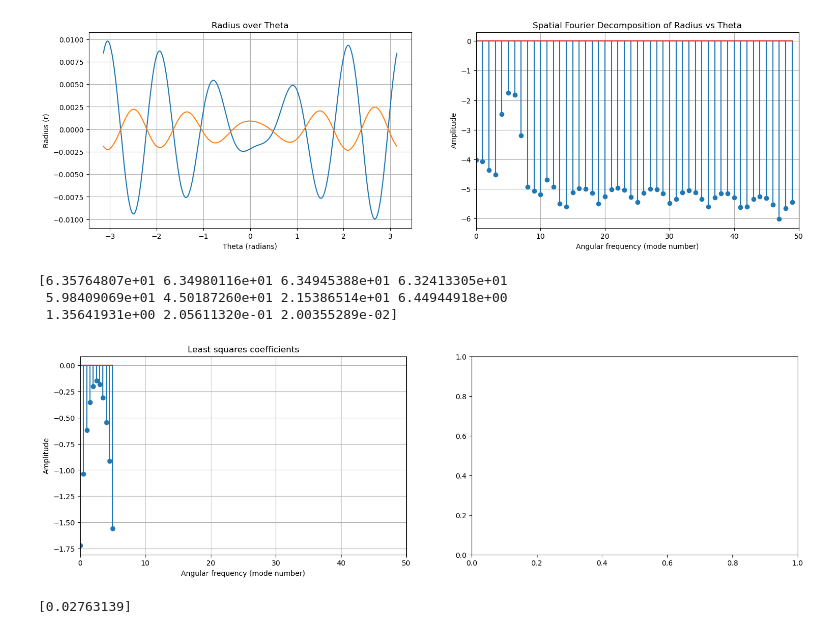
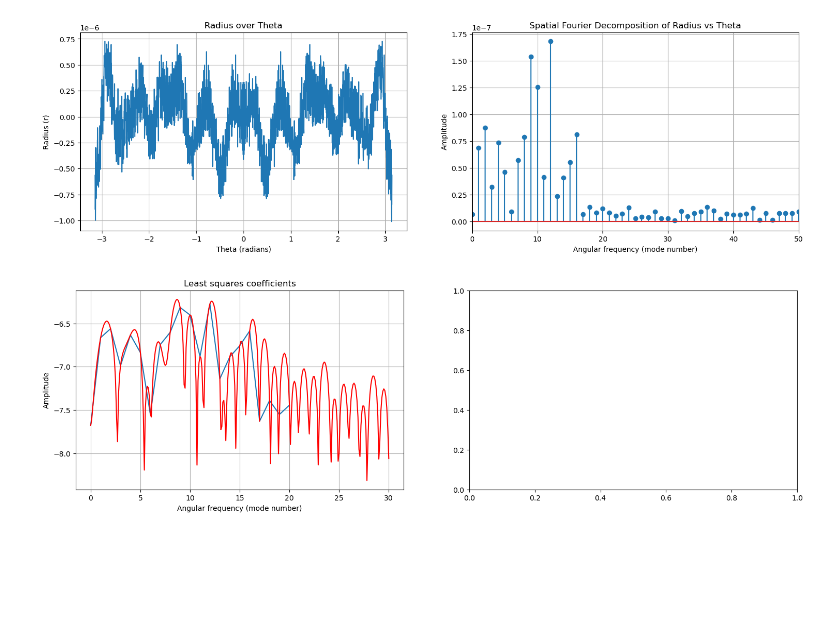
Before and after one commit to Florian808/Inward-flame-post-process, a Jupyter notebook: Local/Isocont_post_process.ipynb, the cells around one changed output. Saved outputs shown, nothing was run; the diff lists cells and outputs as text; code cells hidden in the pictures; blank space fills up the shorter version.

Commit message:
shape IC

```diff
--- a/Local/Isocont_post_process.ipynb
+++ b/Local/Isocont_post_process.ipynb
@@ -126,25 +146,26 @@ def get_dominant_mode(theta, signal):
 # %%
 username = os.getlogin()
-filepath = Path(f"C:/Users/{username}/OneDrive - ETH Zurich/Semester 10/Master Thesis/Sim results/base_18.4k_phi_0.6/Uin_01.50_RUN01/database/Isotherm_t_27.75.okc")
-df = extract_fields_from_okc(filepath, ['x', 'y', 'x_velocity', 'y_velocity'])
+filepath = Path(f"C:/Users/{username}/OneDrive - ETH Zurich/Semester 10/Master Thesis/Sim results/shapeIC_18.4k_phi_0.6/Uin_02.75_RUN01/database/Isotherm_T_3_amplitude_valid_III.okc")
+#df = extract_fields_from_okc(filepath, ['x', 'y', 'x_velocity', 'y_velocity'])
+df = extract_fields_from_okc(filepath, ['x', 'y'])
 theta_unsorted, r_mean, r_fluc_unsorted = cartesian_df_to_polar(df)
-velocity_mag_unsorted = np.sqrt(df['x_velocity'].values ** 2 + df['y_velocity'].values ** 2)
+#velocity_mag_unsorted = np.sqrt(df['x_velocity'].to_numpy() ** 2 + df['y_velocity'].to_numpy() ** 2)
 
 # Get the indices that would sort theta and sort the arrays
 sorted_indices = np.argsort(theta_unsorted)
 theta = theta_unsorted[sorted_indices]
 r_fluc = r_fluc_unsorted[sorted_indices]
-velocity_mag = velocity_mag_unsorted[sorted_indices]
-vel_mag_fluc = velocity_mag - np.mean(velocity_mag)
+#velocity_mag = velocity_mag_unsorted[sorted_indices]
+#vel_mag_fluc = velocity_mag - np.mean(velocity_mag)
+# Calculate the interpolated FFT
 
-# Calculate the interpolated FFT
-r_fluc_omega, r_fluc_amp = interpolated_spline_FFT(theta, r_fluc, os_fact=1)
+r_fluc_omega, r_fluc_amp = interpolated_spline_FFT(theta, r_fluc, os_fact=1, n_modes=-1)
 
 k_plot_lim = 50
 fig, axes = plt.subplots(1, 2, figsize=(18, 5))
 # Plot r vs. theta
 axes[0].plot(theta, r_fluc)
-axes[0].plot(theta, vel_mag_fluc)
+#axes[0].plot(theta, vel_mag_fluc)
 axes[0].set_xlabel('Theta (radians)')
 axes[0].set_ylabel('Radius (r)')
 axes[0].set_title('Radius over Theta')
@@ -152,64 +173,63 @@ axes[0].set_title('Radius over Theta')
 axes[0].grid(True)
 
 # Plot the spectrum
-axes[1].stem(r_fluc_omega, np.log10(r_fluc_amp))
+axes[1].stem(r_fluc_omega, r_fluc_amp)
 axes[1].set_xlabel('Angular frequency (mode number)')
 axes[1].set_ylabel('Amplitude')
 axes[1].set_title('Spatial Fourier Decomposition of Radius vs Theta')
 axes[1].grid(True)
 axes[1].set_xlim(0, k_plot_lim)
+axes[1].set_ylim()
 plt.show()
 # Calculate the NUFFT
 # n_modes = 201
 # r_fluc_amp_nu_lr = finufft.nufft1d1(theta, np.asarray(r_fluc, dtype=np.complex128), n_modes, isign=+1)
 # pos_ind_lr = len(r_fluc_amp_nu_lr) // 2
 # r_fluc_amp_nu_lr = np.abs(r_fluc_amp_nu_lr[pos_ind_lr:])
 # k_lr = [i for i in range(0, pos_ind_lr+1)]
 
-# n_modes = 2001
-# r_fluc_amp_nu_hr = finufft.nufft1d1(theta, np.asarray(r_fluc, dtype=np.complex128), n_modes, isign=-1)
-# pos_ind_hr = len(r_fluc_amp_nu_hr) // 2
-# r_fluc_amp_nu_hr = np.abs(r_fluc_amp_nu_hr[pos_ind_hr:])
-# k_hr = [i for i in range(0, pos_ind_hr+1)]
-
-modes =  np.linspace(0, 5, 11)
-k_ls, r_fluc_amp_ls = least_squares_fit(theta, r_fluc, modes=modes)
-
-# Plot comparison of NUFFT and interpolated FFT
+modes =  np.linspace(0, 20, 21)
+modes_cont =  np.linspace(0, 30, 301)
+k_nu, r_fluc_amp_nu = interpolated_NUFFT(theta, r_fluc, modes, 1)
+k_nu_cont, r_fluc_amp_nu_cont = interpolated_NUFFT(theta, r_fluc, modes_cont, 1, n_grid=-1)
 fig, axes = plt.subplots(1, 2, figsize=(18, 5))
-axes[0].stem(k_ls, np.log10(r_fluc_amp_ls))
+axes[0].plot(k_nu, np.log10(r_fluc_amp_nu), markersize=1)
+axes[0].plot(k_nu_cont, np.log10(r_fluc_amp_nu_cont), markersize=1, color='r')
 axes[0].set_xlabel('Angular frequency (mode number)')
 axes[0].set_ylabel('Amplitude')
 axes[0].set_title('Least squares coefficients')
-axes[0].set_xlim(0, k_plot_lim)
+#axes[0].set_xlim(0, k_plot_lim)
 axes[0].grid(True)
 
-# axes[1].stem(k_lr[1:], r_fluc_amp[1:pos_ind_lr+1])# / r_fluc_amp_nu_lr[1:])
+# modes =  np.linspace(0, 5, 11)
+# k_ls, r_fluc_amp_ls = least_squares_fit(theta, r_fluc, modes=modes)
+
+# # Plot comparison of NUFFT and interpolated FFT
+# fig, axes = plt.subplots(1, 2, figsize=(18, 5))
+# axes[0].stem(k_ls, np.log10(r_fluc_amp_ls))
+# axes[0].set_xlabel('Angular frequency (mode number)')
+# axes[0].set_ylabel('Amplitude')
+# axes[0].set_title('Least squares coefficients')
+# axes[0].set_xlim(0, k_plot_lim)
+# axes[0].grid(True)
+
+# axes[1].stem(k_nu[1:], r_fluc_amp[1:pos_ind_lr+1])# / r_fluc_amp_nu_lr[1:])
 # axes[1].set_xlabel('Angular frequency (mode number)')
 # axes[1].set_ylabel('Ratio')
 # axes[1].set_title('Ratio between interpolated FFT and NUFFT')
 # axes[1].set_xlim(0, k_plot_lim)
 # axes[1].grid(True)
 plt.show()
 
-
 # plt.plot((np.roll(theta, 1) - theta)[1:] / (2*np.pi/len(theta)), linewidth=0.4)
 # plt.show()
 # print(r_fluc_amp[:20])
 # print(r_fluc_amp_nu_lr[:20])
 #dominant_mode = int(r_fluc_omega[np.argmax(r_fluc_amp)])
 #print(f"Shape seems to be {dominant_mode}-sided")
 # %% [output]
-[figure, old version]
+[figure, new version]
-[6.35764807e+01 6.34980116e+01 6.34945388e+01 6.32413305e+01
- 5.98409069e+01 4.50187260e+01 2.15386514e+01 6.44944918e+00
- 1.35641931e+00 2.05611320e-01 2.00355289e-02]
-[figure, old version]
+[figure, new version]
-# %%
-print(r_fluc_amp_ls[np.where(k_ls==5)[0]])
-# 0.00284487
-# %% [output]
-[0.02763139]
 # %%
 # Noisy data
 x = theta
```
Also changed, not shown: parts of 7 cells of this notebook, 2 other files.
